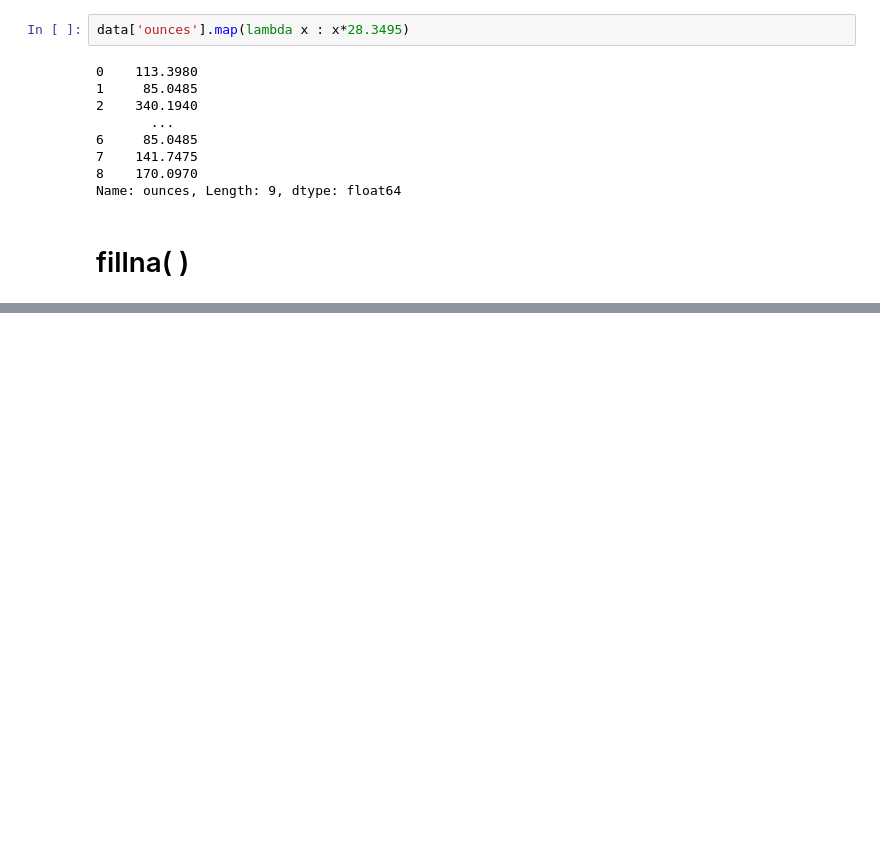
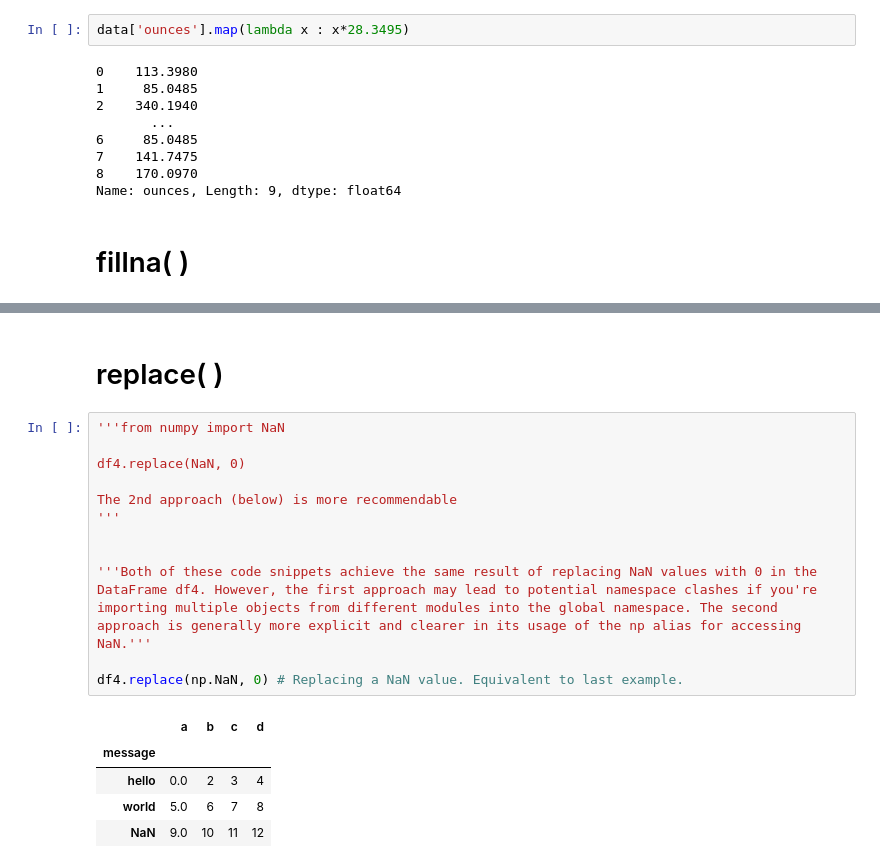
Before and after one commit to IgaMeddie/Data_cleaning, a Jupyter notebook: learnt 05-03.ipynb, the cells around one changed output, grey strips where cells are left out. Cells and saved outputs as stored; diff of their text form; blank space fills up the shorter version.

```diff
--- a/learnt 05-03.ipynb
+++ b/learnt 05-03.ipynb
@@ -351,0 +404,20 @@ FileNotFoundError: [Errno 2] No such file or directory: 'examples/ex1.csv'
+# %% [markdown]
+# replace( )
+# %%
+'''from numpy import NaN
+
+df4.replace(NaN, 0)
+
+The 2nd approach (below) is more recommendable
+'''
+
+
+'''Both of these code snippets achieve the same result of replacing NaN values with 0 in the DataFrame df4. However, the first approach may lead to potential namespace clashes if you're importing multiple objects from different modules into the global namespace. The second approach is generally more explicit and clearer in its usage of the np alias for accessing NaN.'''
+
+df4.replace(np.NaN, 0) # Replacing a NaN value. Equivalent to last example.
+# %% [output]
+|  | a | b | c | d |
+| message |  |  |  |  |
+| hello | 0.0 | 2 | 3 | 4 |
+| world | 5.0 | 6 | 7 | 8 |
+| NaN | 9.0 | 10 | 11 | 12 |
```
Also changed, not shown: parts of 12 cells of this notebook.
